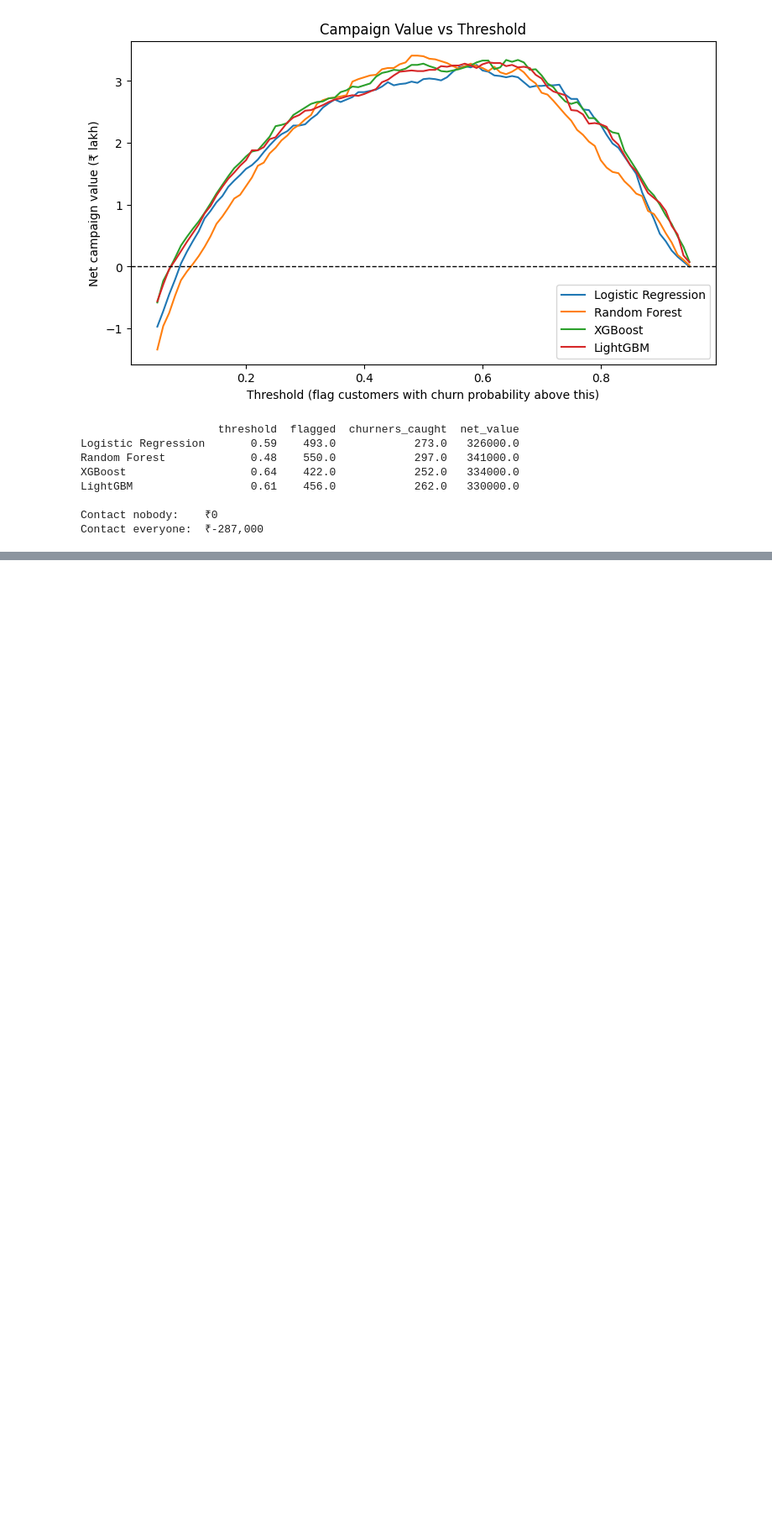
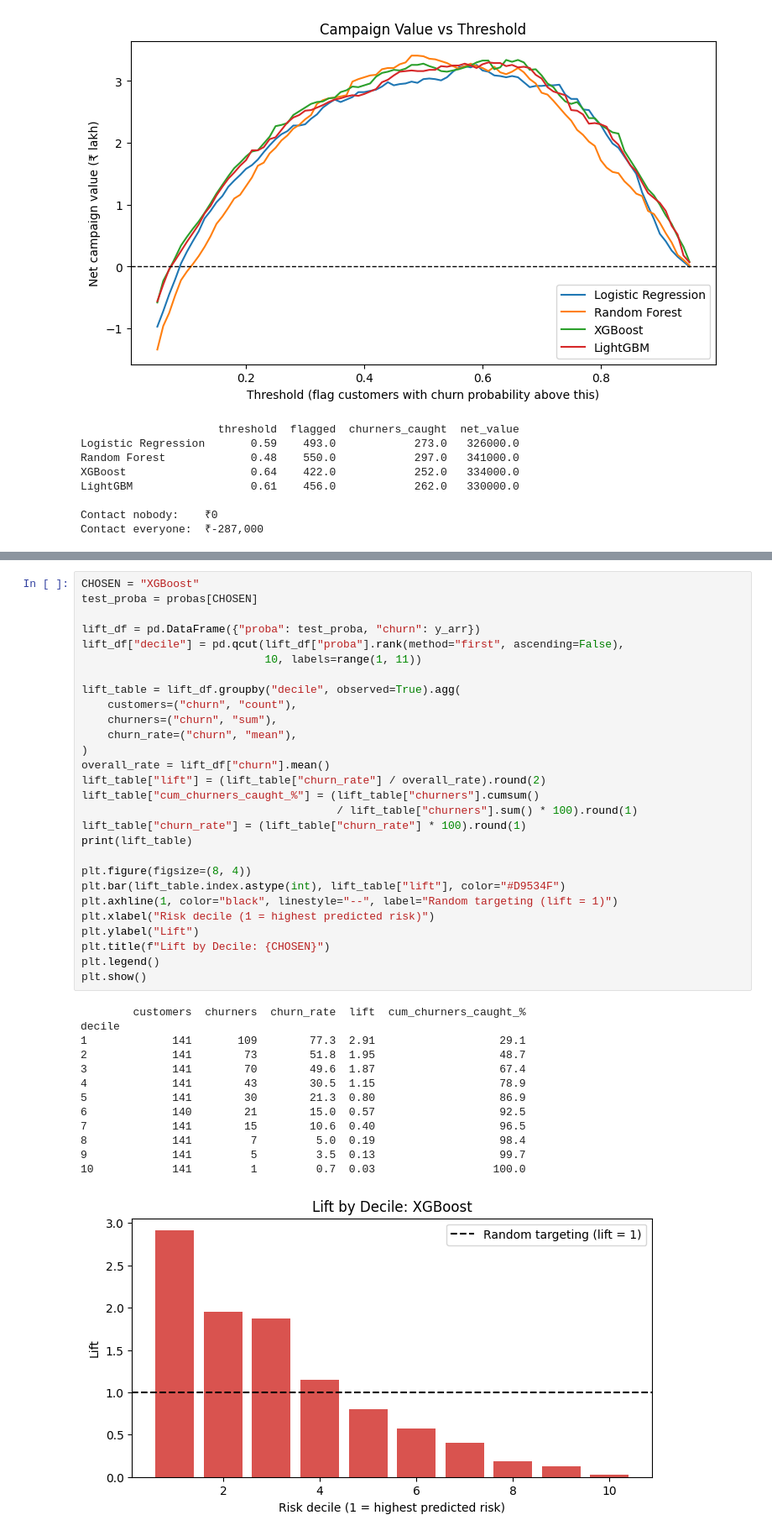
Before and after one commit to rayan-30/customer-churn-prediction, a Jupyter notebook: notebooks/04_Modelling.ipynb, the cells around one changed output, grey strips where cells are left out. Shown at 84% size. Drawn from its saved outputs; the diff is of its cells as text; blank space fills up the shorter version.

Commit message:
Complete notebook 04: lift, ROI-optimal threshold, final model

```diff
--- a/notebooks/04_Modelling.ipynb
+++ b/notebooks/04_Modelling.ipynb
@@ -306,0 +313,42 @@ Contact everyone:  ₹-287,000
+# %%
+CHOSEN = "XGBoost"
+test_proba = probas[CHOSEN]
+
+lift_df = pd.DataFrame({"proba": test_proba, "churn": y_arr})
+lift_df["decile"] = pd.qcut(lift_df["proba"].rank(method="first", ascending=False),
+                            10, labels=range(1, 11))
+
+lift_table = lift_df.groupby("decile", observed=True).agg(
+    customers=("churn", "count"),
+    churners=("churn", "sum"),
+    churn_rate=("churn", "mean"),
+)
+overall_rate = lift_df["churn"].mean()
+lift_table["lift"] = (lift_table["churn_rate"] / overall_rate).round(2)
+lift_table["cum_churners_caught_%"] = (lift_table["churners"].cumsum()
+                                       / lift_table["churners"].sum() * 100).round(1)
+lift_table["churn_rate"] = (lift_table["churn_rate"] * 100).round(1)
+print(lift_table)
+
+plt.figure(figsize=(8, 4))
+plt.bar(lift_table.index.astype(int), lift_table["lift"], color="#D9534F")
+plt.axhline(1, color="black", linestyle="--", label="Random targeting (lift = 1)")
+plt.xlabel("Risk decile (1 = highest predicted risk)")
+plt.ylabel("Lift")
+plt.title(f"Lift by Decile: {CHOSEN}")
+plt.legend()
+plt.show()
+# %% [output]
+        customers  churners  churn_rate  lift  cum_churners_caught_%
+decile
+1             141       109        77.3  2.91                   29.1
+2             141        73        51.8  1.95                   48.7
+3             141        70        49.6  1.87                   67.4
+4             141        43        30.5  1.15                   78.9
+5             141        30        21.3  0.80                   86.9
+6             140        21        15.0  0.57                   92.5
+7             141        15        10.6  0.40                   96.5
+8             141         7         5.0  0.19                   98.4
+9             141         5         3.5  0.13                   99.7
+10            141         1         0.7  0.03                  100.0
+[figure, added]
```
Also changed, not shown: parts of 7 cells of this notebook, 2 other files.
